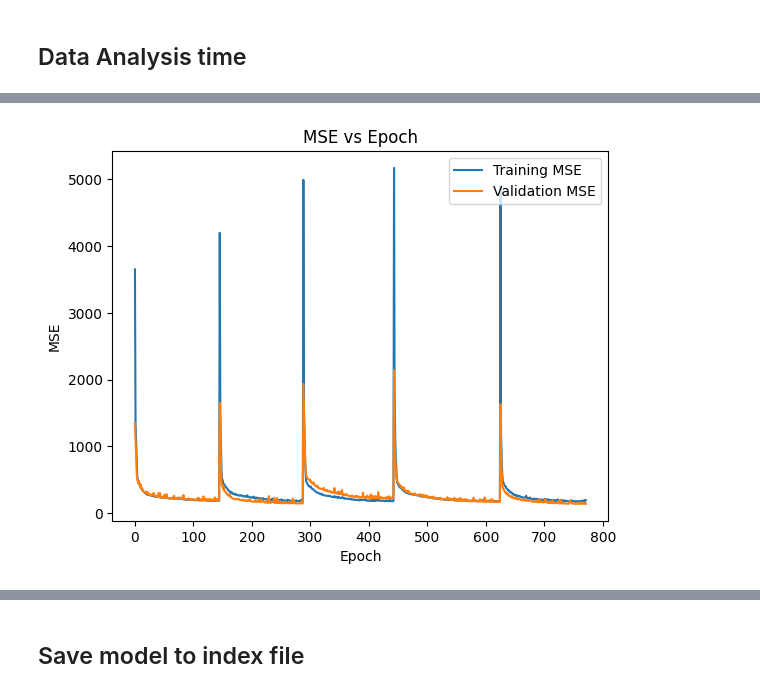
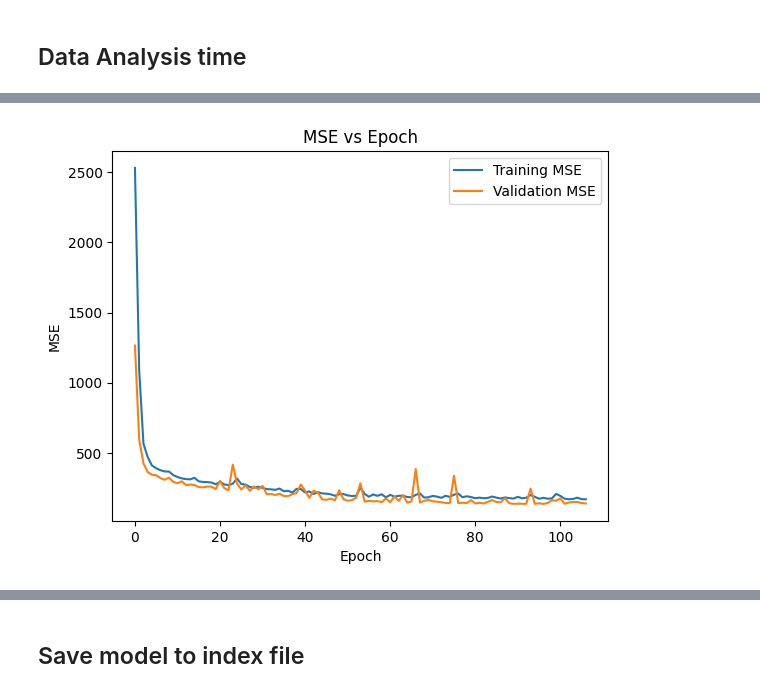
Before and after one commit to ScrambledFox/Tag-Generation, a Jupyter notebook: models/nn_k_fold.ipynb, the cells around one changed output, grey strips where cells are left out. Saved outputs shown, nothing was run; the diff lists cells and outputs as text; code cells hidden in the pictures.

```diff
--- a/models/nn_k_fold.ipynb
+++ b/models/nn_k_fold.ipynb
@@ -23,7 +23,7 @@ LEARNING_RATE = 0.001
 # OPTIMISER MOVED TO MODEL DEFINITION
 
 # DON'T CHANGE BETWEEN TESTING
-K_FOLDS = 5
+K_FOLDS = 3
 TEST_SPLIT = 0.05
 # %% [markdown]
 ## Prepare model Archiving
@@ -310,15 +345,16 @@ HRT_90 - T: 99.0 - P: 93.02799224853516 - Delta: 5.972007751464844
 # %%
 # Show MSE vs Epoch and save plot to file
-plt.plot(train_mse, label='Training MSE')
-plt.plot(val_mse, label='Validation MSE')
+plt.plot(train_mse[K_FOLDS - 1], label='Training MSE')
+plt.plot(val_mse[K_FOLDS - 1], label='Validation MSE')
 plt.legend(loc='upper right')
 plt.xlabel('Epoch')
 plt.ylabel('MSE')
 plt.title('MSE vs Epoch')
-plt.savefig(os.path.join(ITERATION_FOLDER, "mse_vs_epoch.png"))
+plt.savefig(os.path.join(ITERATION_FOLDER, "mse_vs_epoch_last_only.png"))
+
 plt.show()
 # %% [output]
-[figure, old version]
+[figure, new version]
 # %%
 # Test model
 TEST_EVALUATION = model.evaluate(X_test, y_test)
```
Also changed, not shown: parts of 22 cells of this notebook, 1 other file.
